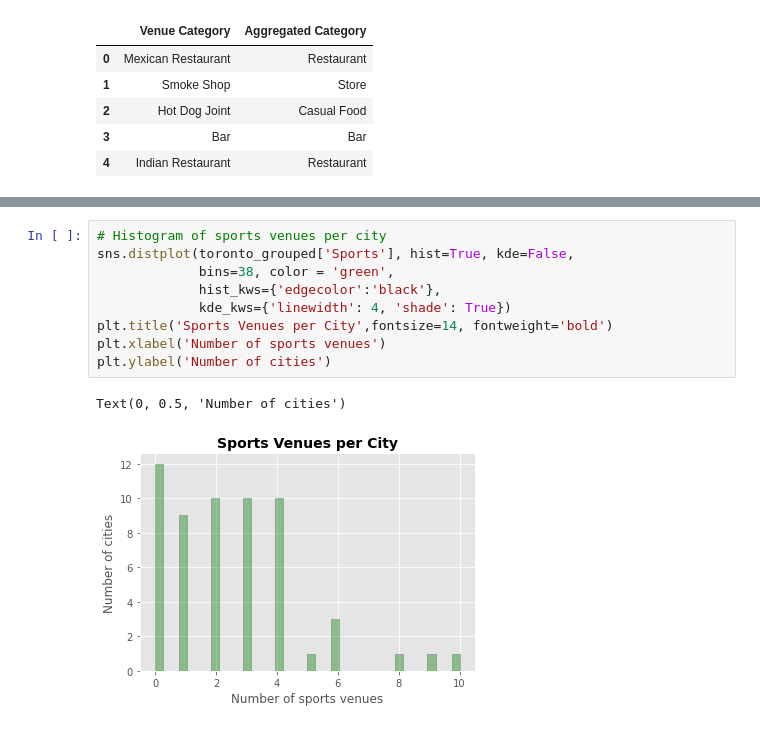
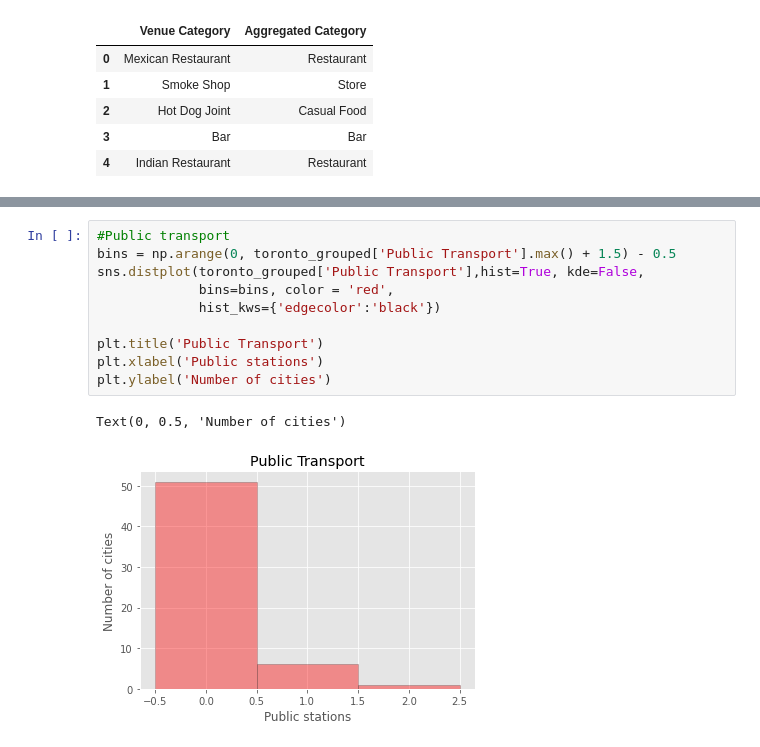
Before and after one commit to jgarcia-garcia/Coursera_Capstone, a Jupyter notebook: Best_Office_Location_SFBayArea.ipynb, the cells around one changed output, grey strips where cells are left out. Saved outputs shown, nothing was run; the diff lists cells and outputs as text.

```diff
--- a/Best_Office_Location_SFBayArea.ipynb
+++ b/Best_Office_Location_SFBayArea.ipynb
@@ -578,12 +598,13 @@ sns.boxplot(y=toronto_grouped['Casual Food'],ax=axes[1], color = 'yellow', satur
 # %%
-# Histogram of sports venues per city
-sns.distplot(toronto_grouped['Sports'], hist=True, kde=False,
-             bins=38, color = 'green',
-             hist_kws={'edgecolor':'black'},
-             kde_kws={'linewidth': 4, 'shade': True})
-plt.title('Sports Venues per City',fontsize=14, fontweight='bold')
-plt.xlabel('Number of sports venues')
+#Public transport
+bins = np.arange(0, toronto_grouped['Public Transport'].max() + 1.5) - 0.5
+sns.distplot(toronto_grouped['Public Transport'],hist=True, kde=False,
+             bins=bins, color = 'red',
+             hist_kws={'edgecolor':'black'})
+
+plt.title('Public Transport')
+plt.xlabel('Public stations')
 plt.ylabel('Number of cities')
 # %% [output]
 Text(0, 0.5, 'Number of cities')
-[figure, old version]
+[figure, new version]
```
Also changed, not shown: parts of 13 cells of this notebook.
